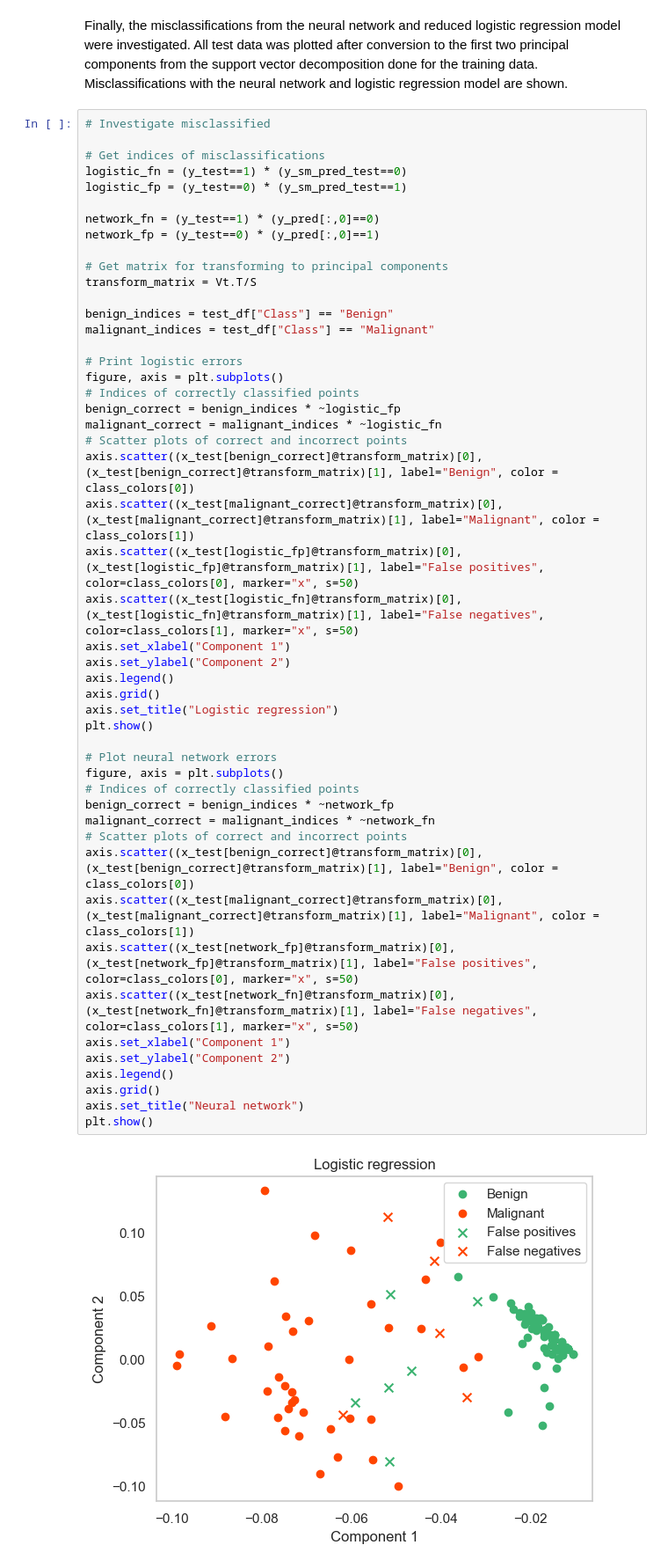
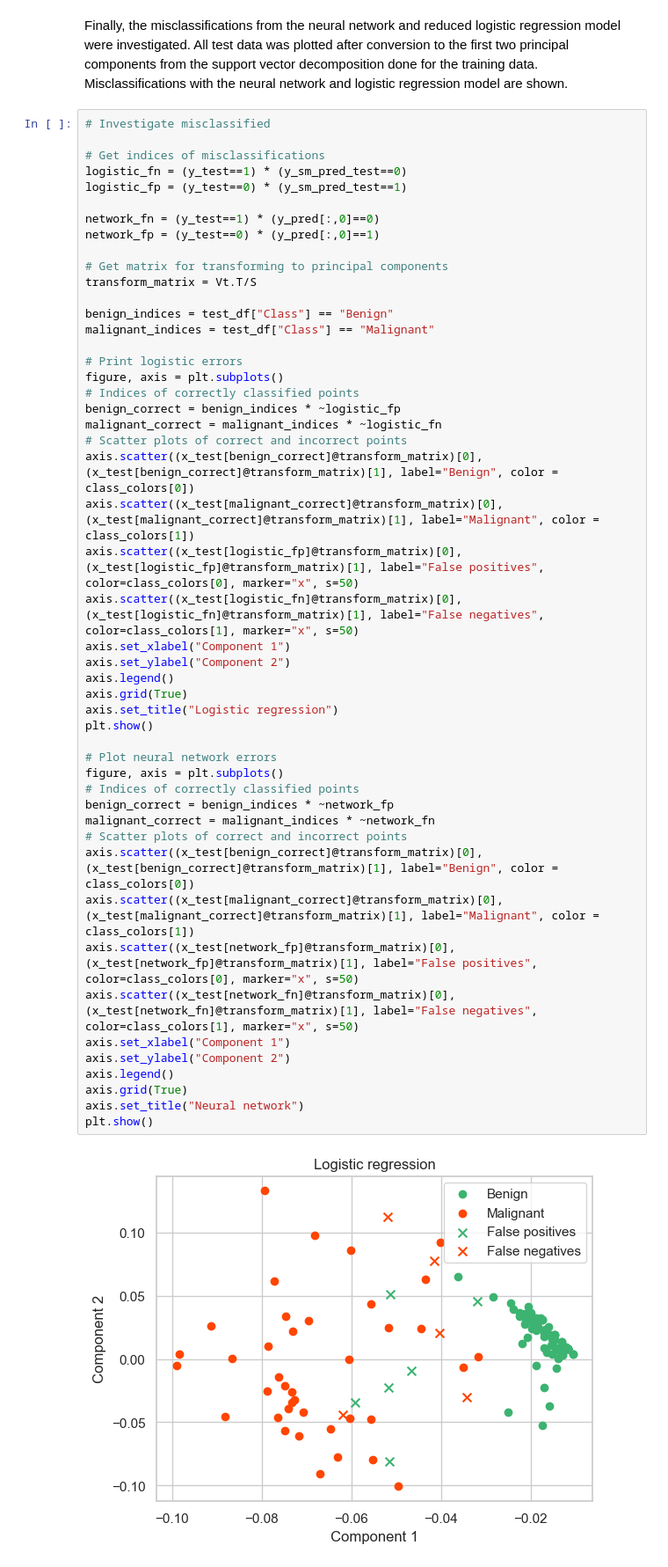
Before and after one commit to 18alle18/Reproducible-Challenge-Project, a Jupyter notebook: Project_Alexander_Love.ipynb, the cells around one changed output. Shown at 88% size. Saved outputs shown, nothing was run; the diff lists cells and outputs as text.

```diff
--- a/Project_Alexander_Love.ipynb
+++ b/Project_Alexander_Love.ipynb
@@ -657,33 +685,33 @@ figure, axis = plt.subplots()
 # Indices of correctly classified points
 benign_correct = benign_indices * ~logistic_fp
 malignant_correct = malignant_indices * ~logistic_fn
 # Scatter plots of correct and incorrect points
 axis.scatter((x_test[benign_correct]@transform_matrix)[0], (x_test[benign_correct]@transform_matrix)[1], label="Benign", color = class_colors[0])
 axis.scatter((x_test[malignant_correct]@transform_matrix)[0], (x_test[malignant_correct]@transform_matrix)[1], label="Malignant", color = class_colors[1])
 axis.scatter((x_test[logistic_fp]@transform_matrix)[0], (x_test[logistic_fp]@transform_matrix)[1], label="False positives", color=class_colors[0], marker="x", s=50)
 axis.scatter((x_test[logistic_fn]@transform_matrix)[0], (x_test[logistic_fn]@transform_matrix)[1], label="False negatives", color=class_colors[1], marker="x", s=50)
 axis.set_xlabel("Component 1")
 axis.set_ylabel("Component 2")
 axis.legend()
-axis.grid()
+axis.grid(True)
 axis.set_title("Logistic regression")
 plt.show()
 
 # Plot neural network errors
 figure, axis = plt.subplots()
 # Indices of correctly classified points
 benign_correct = benign_indices * ~network_fp
 malignant_correct = malignant_indices * ~network_fn
 # Scatter plots of correct and incorrect points
 axis.scatter((x_test[benign_correct]@transform_matrix)[0], (x_test[benign_correct]@transform_matrix)[1], label="Benign", color = class_colors[0])
 axis.scatter((x_test[malignant_correct]@transform_matrix)[0], (x_test[malignant_correct]@transform_matrix)[1], label="Malignant", color = class_colors[1])
 axis.scatter((x_test[network_fp]@transform_matrix)[0], (x_test[network_fp]@transform_matrix)[1], label="False positives", color=class_colors[0], marker="x", s=50)
 axis.scatter((x_test[network_fn]@transform_matrix)[0], (x_test[network_fn]@transform_matrix)[1], label="False negatives", color=class_colors[1], marker="x", s=50)
 axis.set_xlabel("Component 1")
 axis.set_ylabel("Component 2")
 axis.legend()
-axis.grid()
+axis.grid(True)
 axis.set_title("Neural network")
 plt.show()
 # %% [output]
-[figure, old version]
+[figure, new version]
```
Also changed, not shown: parts of 17 cells of this notebook.
